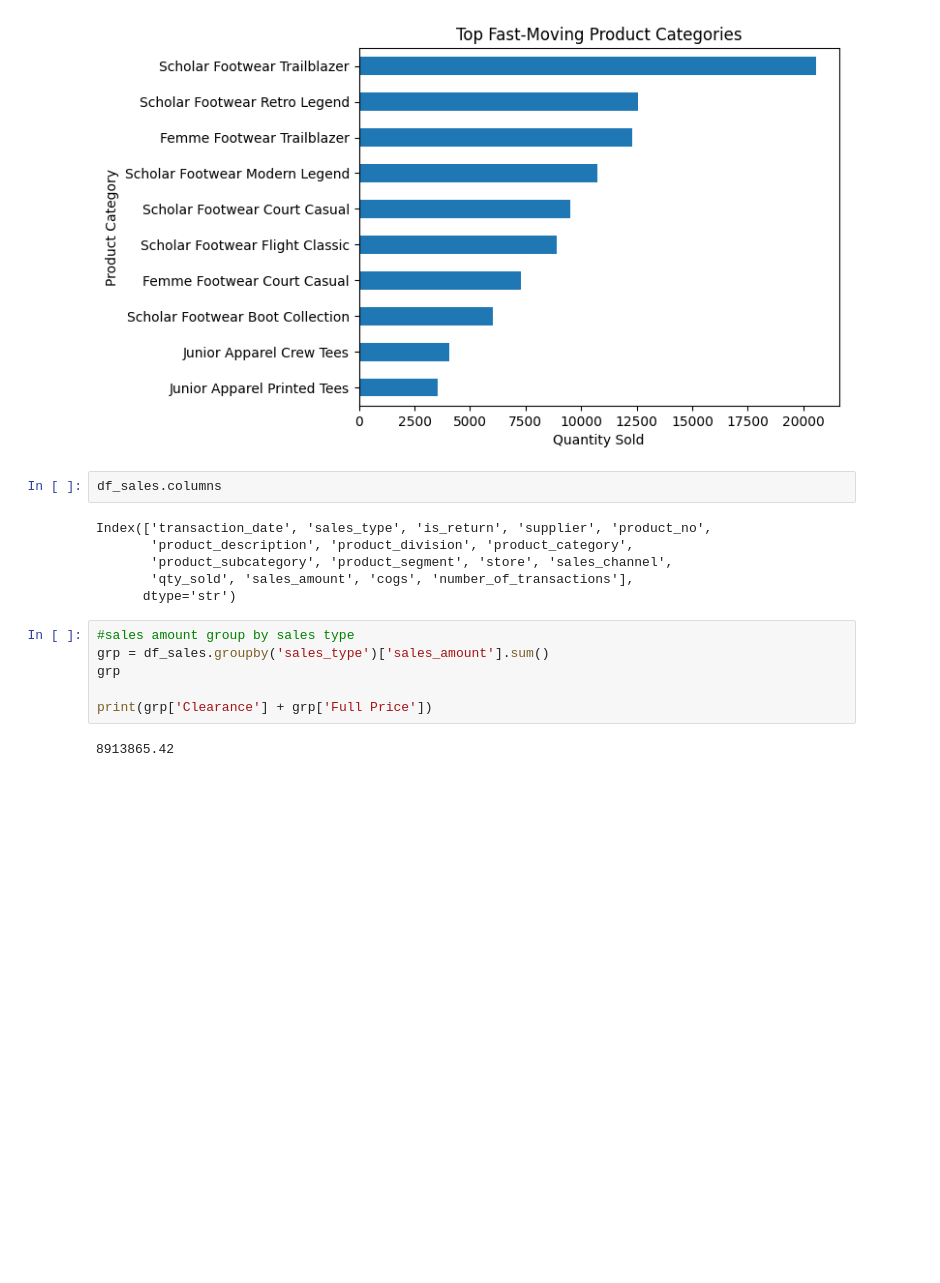
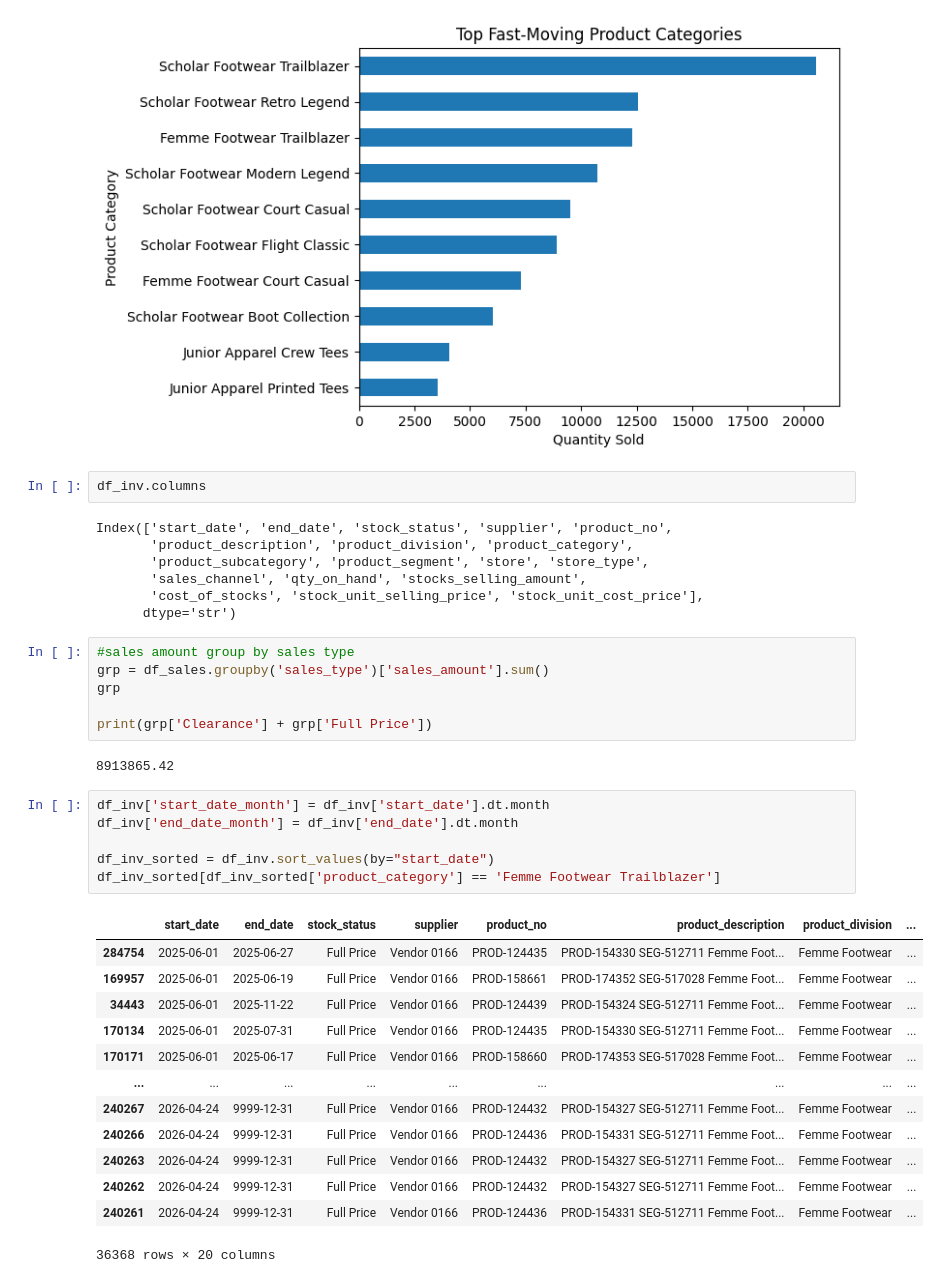
Before and after one commit to Gauravk6531/Project-1---Omnichannel-Retail-Sales-and-Inventory, a Jupyter notebook: Retail Sales and Inventory Analysis.ipynb, the cells around one changed output. Saved outputs shown, nothing was run; the diff lists cells and outputs as text; blank space fills up the shorter version.

```diff
--- a/Retail Sales and Inventory Analysis.ipynb
+++ b/Retail Sales and Inventory Analysis.ipynb
@@ -284,12 +285,13 @@ plt.show()
 # %% [output]
 [figure]
 # %%
-df_sales.columns
+df_inv.columns
 # %% [output]
-Index(['transaction_date', 'sales_type', 'is_return', 'supplier', 'product_no',
+Index(['start_date', 'end_date', 'stock_status', 'supplier', 'product_no',
        'product_description', 'product_division', 'product_category',
-       'product_subcategory', 'product_segment', 'store', 'sales_channel',
-       'qty_sold', 'sales_amount', 'cogs', 'number_of_transactions'],
+       'product_subcategory', 'product_segment', 'store', 'store_type',
+       'sales_channel', 'qty_on_hand', 'stocks_selling_amount',
+       'cost_of_stocks', 'stock_unit_selling_price', 'stock_unit_cost_price'],
       dtype='str')
 # %%
 #sales amount group by sales type
@@ -299,3 +301,23 @@ grp
 print(grp['Clearance'] + grp['Full Price'])
 # %% [output]
 8913865.42
+# %%
+df_inv['start_date_month'] = df_inv['start_date'].dt.month
+df_inv['end_date_month'] = df_inv['end_date'].dt.month
+
+df_inv_sorted = df_inv.sort_values(by="start_date")
+df_inv_sorted[df_inv_sorted['product_category'] == 'Femme Footwear Trailblazer']
+# %% [output]
+|  | start_date | end_date | stock_status | supplier | product_no | product_description | product_division | ... |
+| 284754 | 2025-06-01 | 2025-06-27 | Full Price | Vendor 0166 | PROD-124435 | PROD-154330 SEG-512711 Femme Foot... | Femme Footwear | ... |
+| 169957 | 2025-06-01 | 2025-06-19 | Full Price | Vendor 0166 | PROD-158661 | PROD-174352 SEG-517028 Femme Foot... | Femme Footwear | ... |
+| 34443 | 2025-06-01 | 2025-11-22 | Full Price | Vendor 0166 | PROD-124439 | PROD-154324 SEG-512711 Femme Foot... | Femme Footwear | ... |
+| 170134 | 2025-06-01 | 2025-07-31 | Full Price | Vendor 0166 | PROD-124435 | PROD-154330 SEG-512711 Femme Foot... | Femme Footwear | ... |
+| 170171 | 2025-06-01 | 2025-06-17 | Full Price | Vendor 0166 | PROD-158660 | PROD-174353 SEG-517028 Femme Foot... | Femme Footwear | ... |
+| ... | ... | ... | ... | ... | ... | ... | ... | ... |
+| 240267 | 2026-04-24 | 9999-12-31 | Full Price | Vendor 0166 | PROD-124432 | PROD-154327 SEG-512711 Femme Foot... | Femme Footwear | ... |
+| 240266 | 2026-04-24 | 9999-12-31 | Full Price | Vendor 0166 | PROD-124436 | PROD-154331 SEG-512711 Femme Foot... | Femme Footwear | ... |
+| 240263 | 2026-04-24 | 9999-12-31 | Full Price | Vendor 0166 | PROD-124432 | PROD-154327 SEG-512711 Femme Foot... | Femme Footwear | ... |
+| 240262 | 2026-04-24 | 9999-12-31 | Full Price | Vendor 0166 | PROD-124432 | PROD-154327 SEG-512711 Femme Foot... | Femme Footwear | ... |
+| 240261 | 2026-04-24 | 9999-12-31 | Full Price | Vendor 0166 | PROD-124436 | PROD-154331 SEG-512711 Femme Foot... | Femme Footwear | ... |
+36368 rows × 20 columns
```
Also changed, not shown: parts of 9 cells of this notebook.
